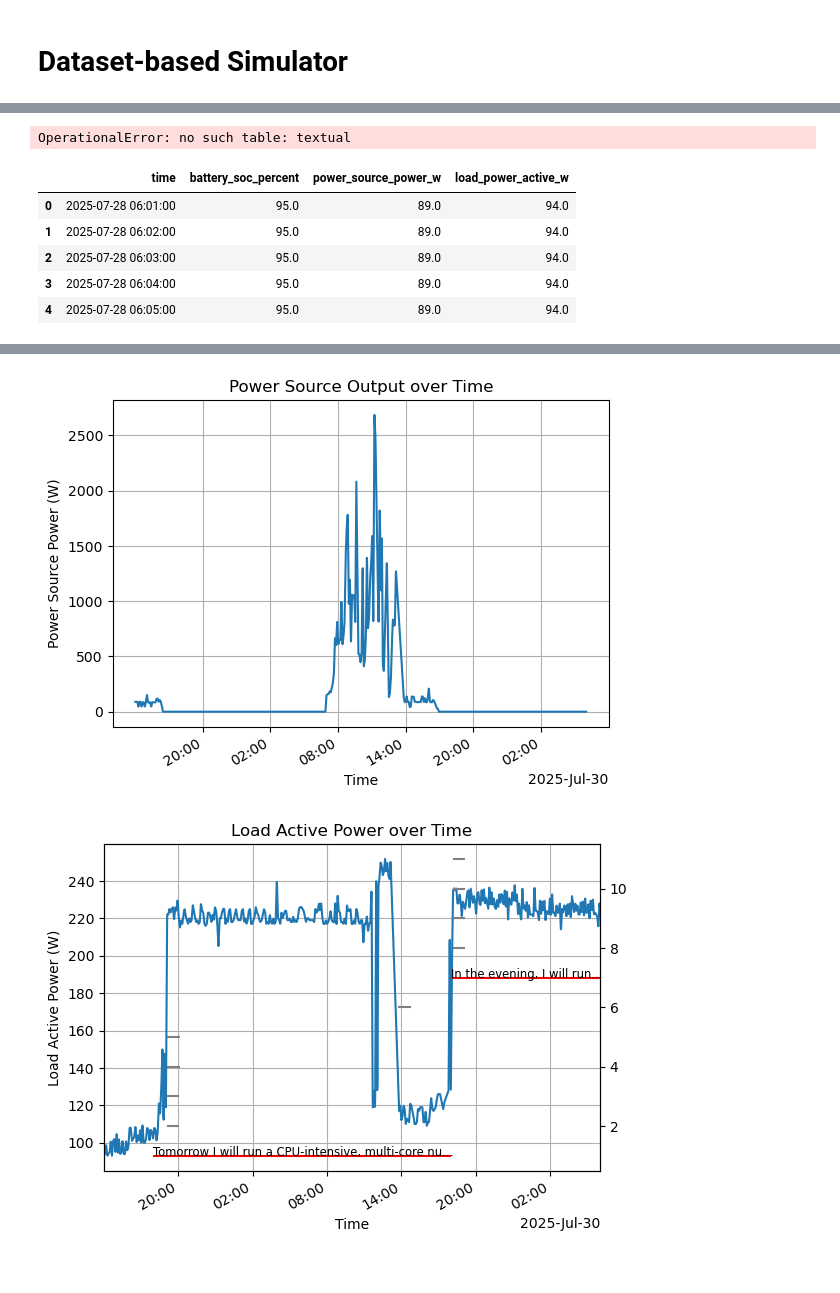
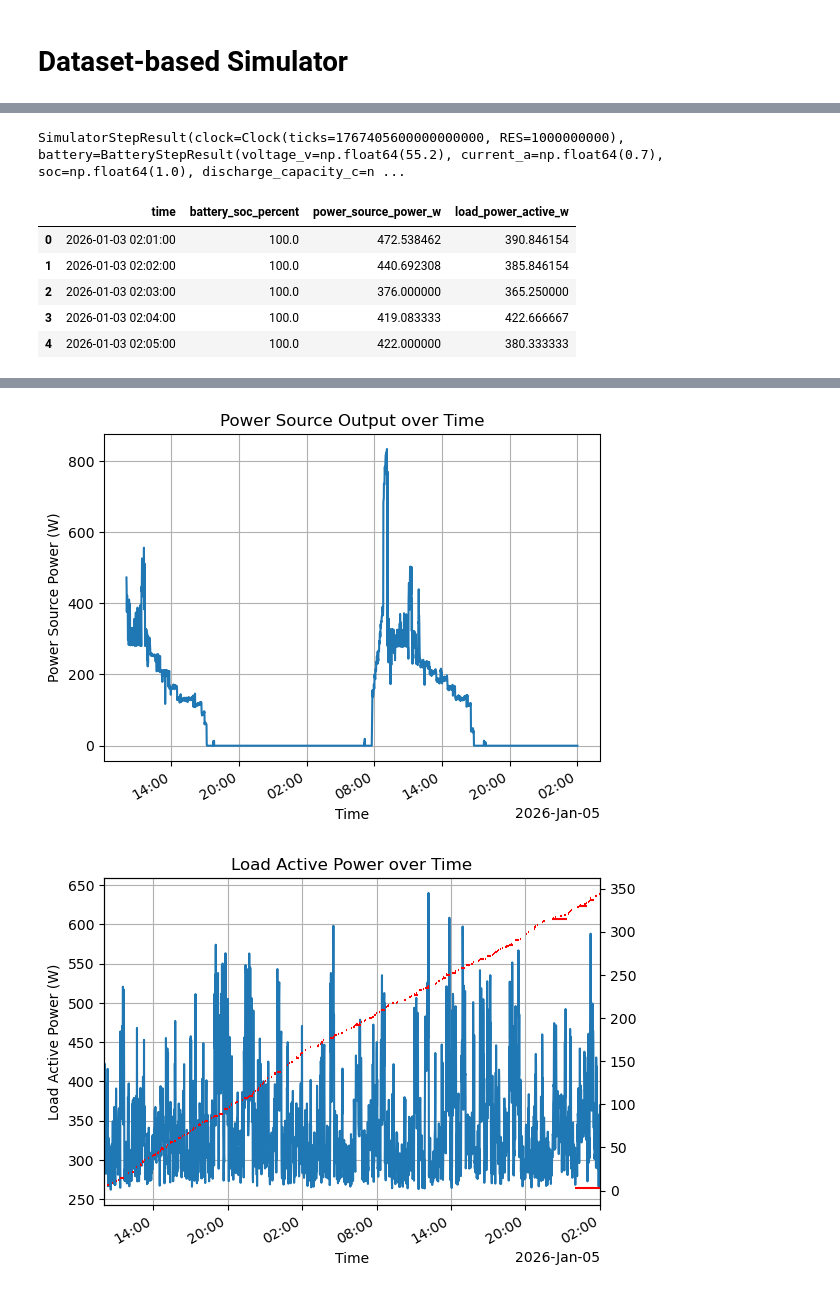
Before and after one commit to OpenCEM-platform/opencem_simulator, a Jupyter notebook: notebooks/Dataset-based Simulator.ipynb, the cells around one changed output, grey strips where cells are left out. Cells and saved outputs as stored; diff of their text form; code cells hidden in the pictures.

```diff
--- a/notebooks/Dataset-based Simulator.ipynb
+++ b/notebooks/Dataset-based Simulator.ipynb
@@ -9,6 +9,6 @@ from opencem.dataset import *
 from opencem.clock import Clock
 from opencem.simulator import Simulator
 # %%
-clock = Clock.from_string("2025-07-28T14:00:00+08:00")
+clock = Clock.from_string("2026-01-03T10:00:00+08:00")
 print(clock)
 # %% [output]
@@ -32,7 +32,7 @@ first_step = simulator.step(60 * 10**9)
 initial_soc = first_step.battery.soc
 print(first_step)
 # %% [output]
-OperationalError: no such table: textual
+SimulatorStepResult(clock=Clock(ticks=1767405600000000000, RES=1000000000), battery=BatteryStepResult(voltage_v=np.float64(55.2), current_a=np.float64(0.7), soc=np.float64(1.0), discharge_capacity_c=n ...
 # %%
 import matplotlib.pyplot as plt
 # %%
@@ -69,11 +69,11 @@ df_ds = pd.DataFrame({
 df_ds.head()
 # %% [output]
 |  | time | battery_soc_percent | power_source_power_w | load_power_active_w |
-| 0 | 2025-07-28 06:01:00 | 95.0 | 89.0 | 94.0 |
-| 1 | 2025-07-28 06:02:00 | 95.0 | 89.0 | 94.0 |
-| 2 | 2025-07-28 06:03:00 | 95.0 | 89.0 | 94.0 |
-| 3 | 2025-07-28 06:04:00 | 95.0 | 89.0 | 94.0 |
-| 4 | 2025-07-28 06:05:00 | 95.0 | 89.0 | 94.0 |
+| 0 | 2026-01-03 02:01:00 | 100.0 | 472.538462 | 390.846154 |
+| 1 | 2026-01-03 02:02:00 | 100.0 | 440.692308 | 385.846154 |
+| 2 | 2026-01-03 02:03:00 | 100.0 | 376.000000 | 365.250000 |
+| 3 | 2026-01-03 02:04:00 | 100.0 | 419.083333 | 422.666667 |
+| 4 | 2026-01-03 02:05:00 | 100.0 | 422.000000 | 380.333333 |
 # %%
 import matplotlib.pyplot as plt
 import matplotlib.dates as mdates
@@ -115,9 +115,9 @@ for recorded in context_entries:
     c = context_entries[recorded]
     y2_ax.hlines(y2_y, xmin=c.start.to_numpy_datetime64(),
                  xmax=c.end.to_numpy_datetime64(),
-                 colors='red' if c.source == 'opencem_team' else 'gray', linestyles='solid', label=c.source)
-    if c.source == 'opencem_team':
-        y2_ax.text(c.start.to_numpy_datetime64(), y2_y, c.payload[0:(50 if y2_y == 1 else 26)]+"...", fontsize = 'small')
+                 colors='red', linestyles='solid')
+    #if c.source == 'opencem_team':
+    #    y2_ax.text(c.start.to_numpy_datetime64(), y2_y, c.payload[0:(50 if y2_y == 1 else 26)]+"...", fontsize = 'small')
     y2_y = y2_y + 1
 plt.gca().xaxis.set_major_locator(locator)
 plt.gca().xaxis.set_major_formatter(formatter)
@@ -127,5 +127,5 @@ plt.gcf().autofmt_xdate(rotation=30, ha="right")
-[figure, old version]
+[figure, new version]
-[figure, old version]
+[figure, new version]
 # %%
 print(context_entries)
 # %% [output]
```
Also changed, not shown: parts of 6 cells of this notebook, 2 other files.
